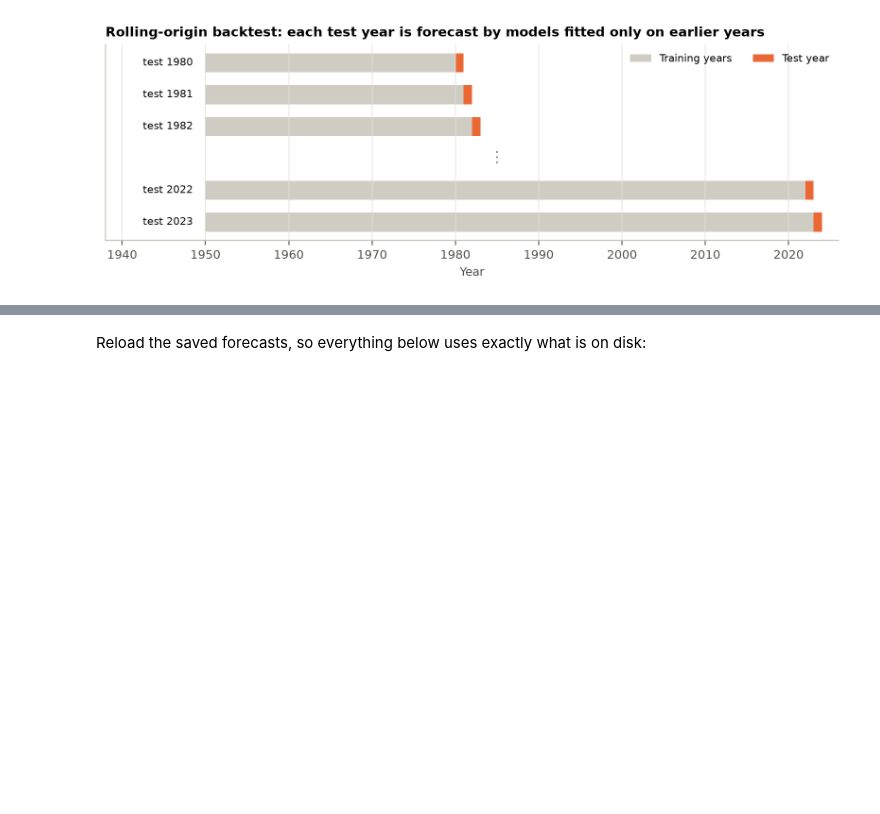
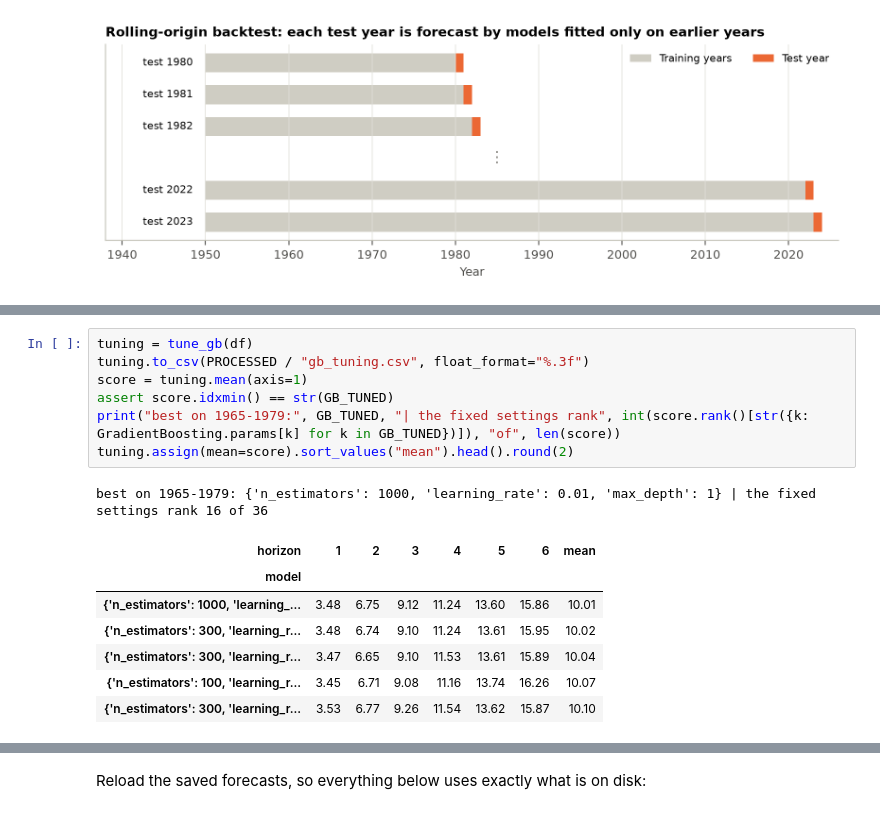
Before and after one commit to samuspdf/Great_Lakes_level, a Jupyter notebook: notebooks/main.ipynb, the cells around one changed output, grey strips where cells are left out. Drawn from its saved outputs; the diff is of its cells as text; blank space fills up the shorter version.

```diff
--- a/notebooks/main.ipynb
+++ b/notebooks/main.ipynb
@@ -147,3 +149,19 @@ wrote figures/fig10_backtest.png
+# %%
+tuning = tune_gb(df)
+tuning.to_csv(PROCESSED / "gb_tuning.csv", float_format="%.3f")
+score = tuning.mean(axis=1)
+assert score.idxmin() == str(GB_TUNED)
+print("best on 1965-1979:", GB_TUNED, "| the fixed settings rank", int(score.rank()[str({k: GradientBoosting.params[k] for k in GB_TUNED})]), "of", len(score))
+tuning.assign(mean=score).sort_values("mean").head().round(2)
+# %% [output]
+best on 1965-1979: {'n_estimators': 1000, 'learning_rate': 0.01, 'max_depth': 1} | the fixed settings rank 16 of 36
+| horizon | 1 | 2 | 3 | 4 | 5 | 6 | mean |
+| model |  |  |  |  |  |  |  |
+| {'n_estimators': 1000, 'learning_... | 3.48 | 6.75 | 9.12 | 11.24 | 13.60 | 15.86 | 10.01 |
+| {'n_estimators': 300, 'learning_r... | 3.48 | 6.74 | 9.10 | 11.24 | 13.61 | 15.95 | 10.02 |
+| {'n_estimators': 300, 'learning_r... | 3.47 | 6.65 | 9.10 | 11.53 | 13.61 | 15.89 | 10.04 |
+| {'n_estimators': 100, 'learning_r... | 3.45 | 6.71 | 9.08 | 11.16 | 13.74 | 16.26 | 10.07 |
+| {'n_estimators': 300, 'learning_r... | 3.53 | 6.77 | 9.26 | 11.54 | 13.62 | 15.87 | 10.10 |
 # %%
 preds = backtest(df)
 preds.to_csv(PROCESSED / "predictions.csv", index=False, float_format="%.4f")
```
Also changed, not shown: parts of 15 cells of this notebook, 12 other files.
